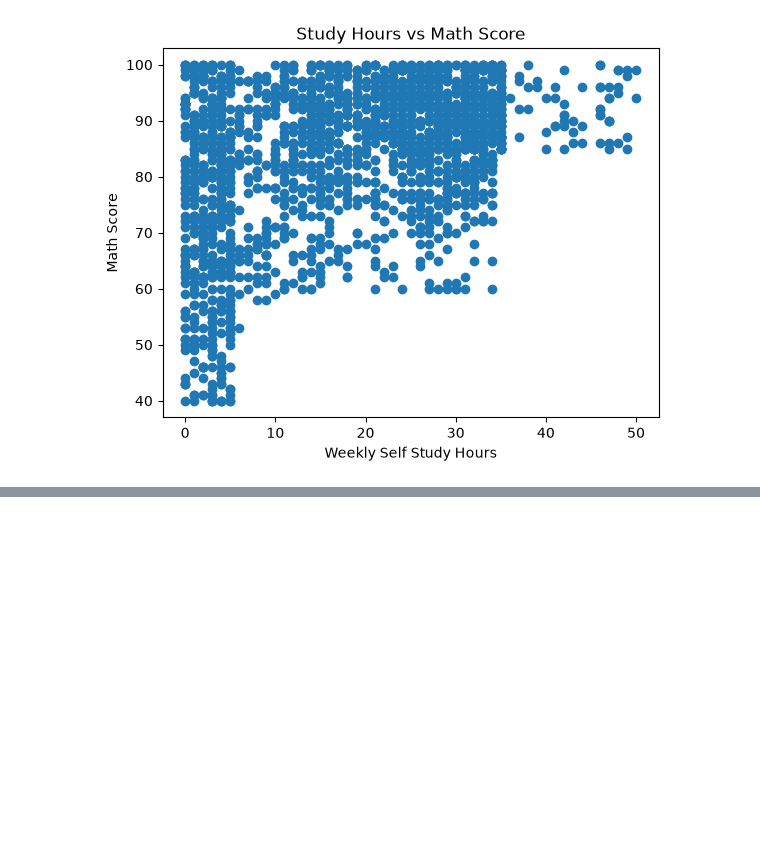
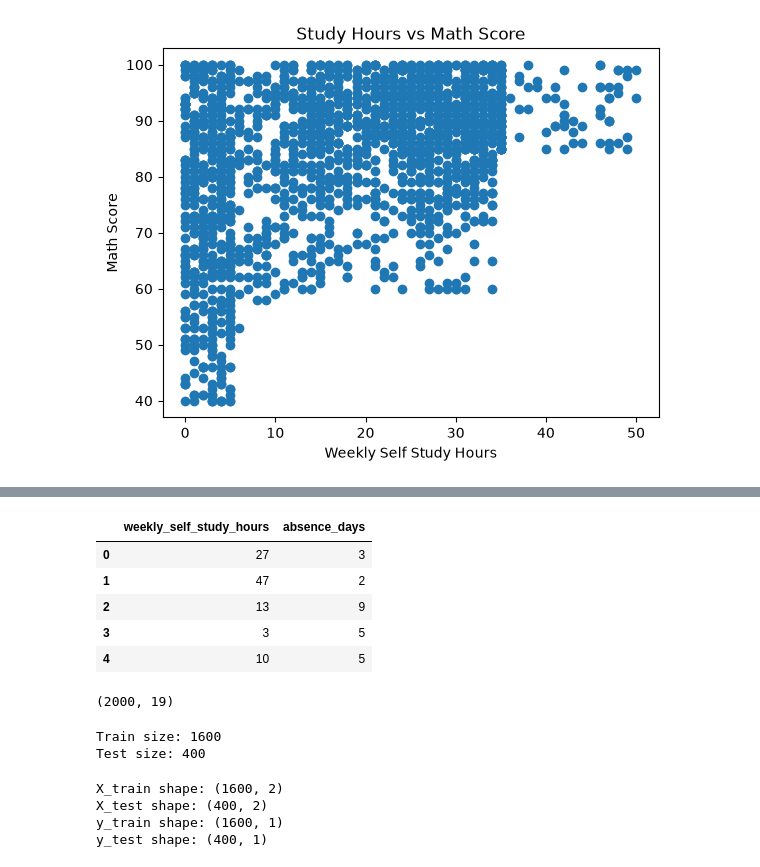
Before and after one commit to Brian-kirwa/myfirst_ml_projects, a Jupyter notebook: python.ipynb, the cells around one changed output, grey strips where cells are left out. Cells and saved outputs as stored; diff of their text form; code cells hidden in the pictures; blank space fills up the shorter version.

```diff
--- a/python.ipynb
+++ b/python.ipynb
@@ -148,0 +166,5 @@ plt.show()
+# %%
+score_cols=["math_score", "history_score", "chemistry_score", "physics_score", "biology_score","english_score","geography_score"]
+df["average_score"] = df[score_cols].mean(axis=1)
+df["total_score"] = df[score_cols].sum(axis=1)
+print(df[["average_score"]].head(30))
@@ -148,0 +189,25 @@ plt.show()
+# %%
+X=df[["weekly_self_study_hours", "absence_days"]]
+Y=df[["average_score"]]
+# %%
+X.head()
+# %% [output]
+|  | weekly_self_study_hours | absence_days |
+| 0 | 27 | 3 |
+| 1 | 47 | 2 |
+| 2 | 13 | 9 |
+| 3 | 3 | 5 |
+| 4 | 10 | 5 |
+# %%
+df.shape
+# %% [output]
+(2000, 19)
+# %%
+data=2000
+train_size = int(data * 0.8)
+test_size = int(data * 0.2)
+print("Train size:", train_size)
+print("Test size:", test_size)
+# %% [output]
+Train size: 1600
+Test size: 400
@@ -148,0 +216,11 @@ plt.show()
+# %%
+X_train, X_test, y_train, y_test = train_test_split(X, Y, test_size=0.2, random_state=42)
+print("X_train shape:", X_train.shape)
+print("X_test shape:", X_test.shape)
+print("y_train shape:", y_train.shape)
+print("y_test shape:", y_test.shape)
+# %% [output]
+X_train shape: (1600, 2)
+X_test shape: (400, 2)
+y_train shape: (1600, 1)
+y_test shape: (400, 1)
```
Also changed, not shown: parts of 12 cells of this notebook.
